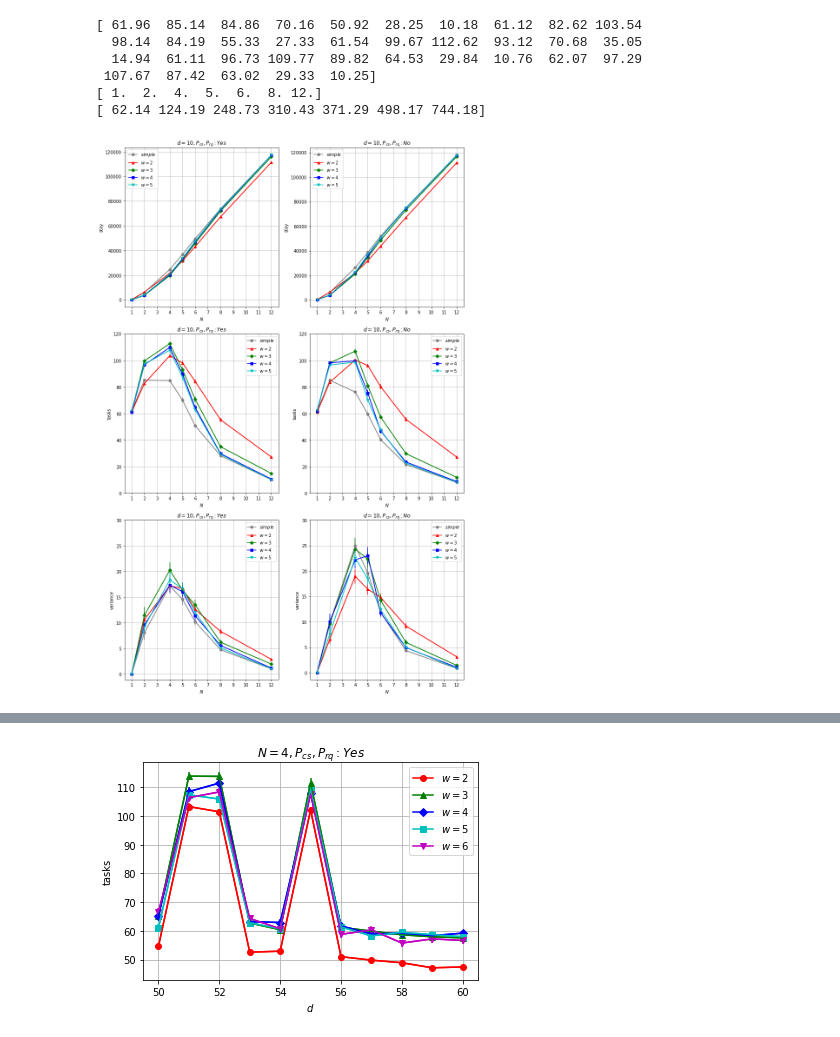
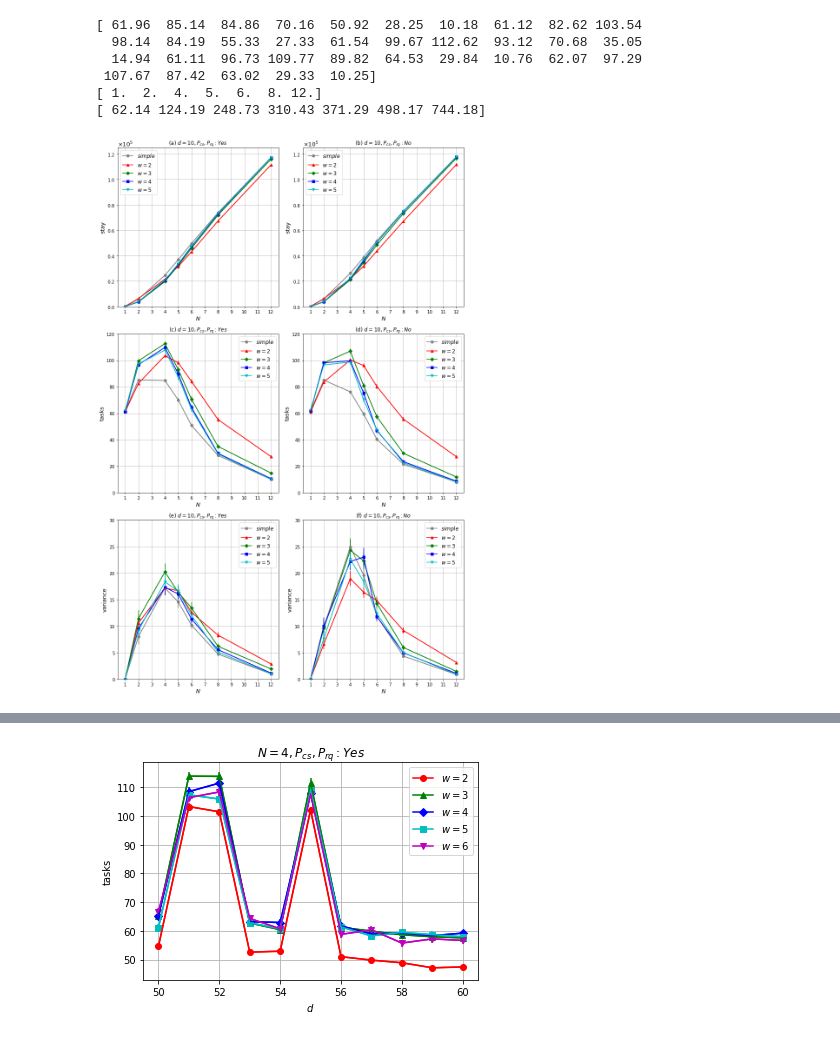
Before and after one commit to shoooooman/pad-data, a Jupyter notebook: data_plot.ipynb, the cells around one changed output, grey strips where cells are left out. Cells and saved outputs as stored; diff of their text form; code cells hidden in the pictures.

```diff
--- a/data_plot.ipynb
+++ b/data_plot.ipynb
@@ -29,54 +30,64 @@ NUM_WINDOW_SIZE = 5 # redefined below
 
 COLORS = ["grey", "r", "g", "b", "c", "m", "y", "k", "w"]
 MARKERS = ['o', '^', 'D', 's', 'v', '*']
-
-plt.figure(figsize=(12, 18))
 
 def data_plot(xdata, ydata, errdata, title, ylabel, xlabel='$N$', num_window_size=NUM_WINDOW_SIZE, window_sizes=WINDOW_SIZES, num_type_num_nodes=NUM_TYPE_NUM_NODES, max_num_nodes=MAX_NUM_NODES):
     """
     Plot graph with xdata and ydata.
     The second param errdata represents yerror.
     """
     for i in range(num_window_size):
         x = xdata[num_type_num_nodes*i:num_type_num_nodes*(i+1)]
         y = ydata[num_type_num_nodes*i:num_type_num_nodes*(i+1)]
         err = errdata[num_type_num_nodes*i:num_type_num_nodes*(i+1)]
         plt.errorbar(x, y, yerr=err, fmt=COLORS[i])
-        plt.plot(x, y, marker=MARKERS[i], color=COLORS[i], label=window_sizes[i])
+        lines = plt.plot(x, y, marker=MARKERS[i], color=COLORS[i], label=window_sizes[i])
 
     plt.title(title)
-    plt.xlabel(xlabel)
-    plt.ylabel(ylabel)
+    plt.xlabel(xlabel, fontsize=13)
+    plt.ylabel(ylabel, fontsize=13)
     plt.xticks(np.arange(1, max_num_nodes+1, 1.0))
     plt.grid()
-    plt.legend()
+    plt.legend(fontsize=12)
 
-plt.subplot(3, 2, 1)
-data_plot(num_nodes, ave_sum_stay_t, se_sum_stay_t, '$d=10, P_{cs}, P_{rq}: Yes$', 'stay')
+fig = plt.figure(figsize=(12, 18))
 
-plt.subplot(3, 2, 2)
-data_plot(num_nodes, ave_sum_stay_f, se_sum_stay_f, '$d=10, P_{cs}, P_{rq}: No$',  'stay')
+ax1 = fig.add_subplot(3, 2, 1)
+data_plot(num_nodes, ave_sum_stay_t, se_sum_stay_t, '(a) $d=10, P_{cs}, P_{rq}: Yes$', 'stay')
+ax1.yaxis.set_major_formatter(ptick.ScalarFormatter(useMathText=True))
+ax1.yaxis.offsetText.set_fontsize(13)
+ax1.ticklabel_format(style='sci',axis='y',scilimits=(0,0))
+plt.ylim([0, 125000])
+
+ax2 = fig.add_subplot(3, 2, 2)
+data_plot(num_nodes, ave_sum_stay_f, se_sum_stay_f, '(b) $d=10, P_{cs}, P_{rq}: No$',  'stay')
+ax2.yaxis.set_major_formatter(ptick.ScalarFormatter(useMathText=True))
+ax2.yaxis.offsetText.set_fontsize(13)
+ax2.ticklabel_format(style='sci',axis='y',scilimits=(0,0))
+plt.ylim([0, 125000])
 
 plt.subplot(3, 2, 3)
-data_plot(num_nodes, ave_sum_task_t, se_sum_task_t, '$d=10, P_{cs}, P_{rq}: Yes$', 'tasks')
+data_plot(num_nodes, ave_sum_task_t, se_sum_task_t, '(c) $d=10, P_{cs}, P_{rq}: Yes$', 'tasks')
 plt.yticks(np.arange(0, 121, 20))
 
 plt.subplot(3, 2, 4)
-data_plot(num_nodes, ave_sum_task_f, se_sum_task_f, '$d=10, P_{cs}, P_{rq}: No$',  'tasks')
+data_plot(num_nodes, ave_sum_task_f, se_sum_task_f, '(d) $d=10, P_{cs}, P_{rq}: No$',  'tasks')
 plt.yticks(np.arange(0, 121, 20))
 
 plt.subplot(3, 2, 5)
-data_plot(num_nodes, ave_var_task_t, se_var_task_t, '$d=10, P_{cs}, P_{rq}: Yes$',  'variance')
+data_plot(num_nodes, ave_var_task_t, se_var_task_t, '(e) $d=10, P_{cs}, P_{rq}: Yes$',  'variance')
+plt.ylim([0, 30])
 plt.yticks(np.arange(0, 31, 5))
 
 plt.subplot(3, 2, 6)
-data_plot(num_nodes, ave_var_task_f, se_var_task_f, '$d=10, P_{cs}, P_{rq}: No$',  'variance')
+data_plot(num_nodes, ave_var_task_f, se_var_task_f, '(f) $d=10, P_{cs}, P_{rq}: No$',  'variance')
+plt.ylim([0, 30])
 plt.yticks(np.arange(0, 31, 5))
 
 plt.tight_layout()
 plt.savefig('./fig/graphs-wn.png')
 # %% [output]
-[figure, old version]
+[figure, new version]
 # %%
 ratio_t = []
 ratio_f= []
```
Also changed, not shown: parts of 4 cells of this notebook, 8 other files.
